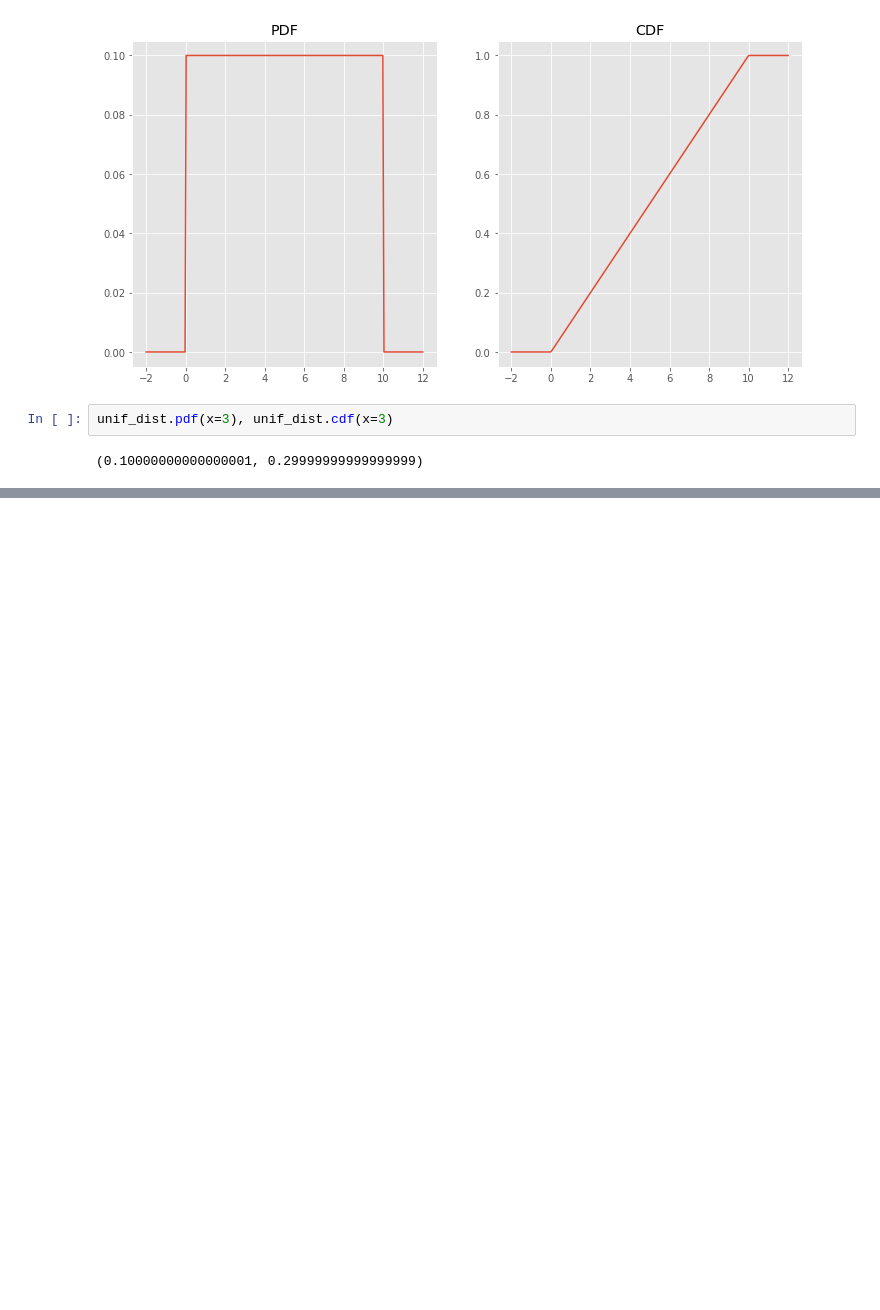
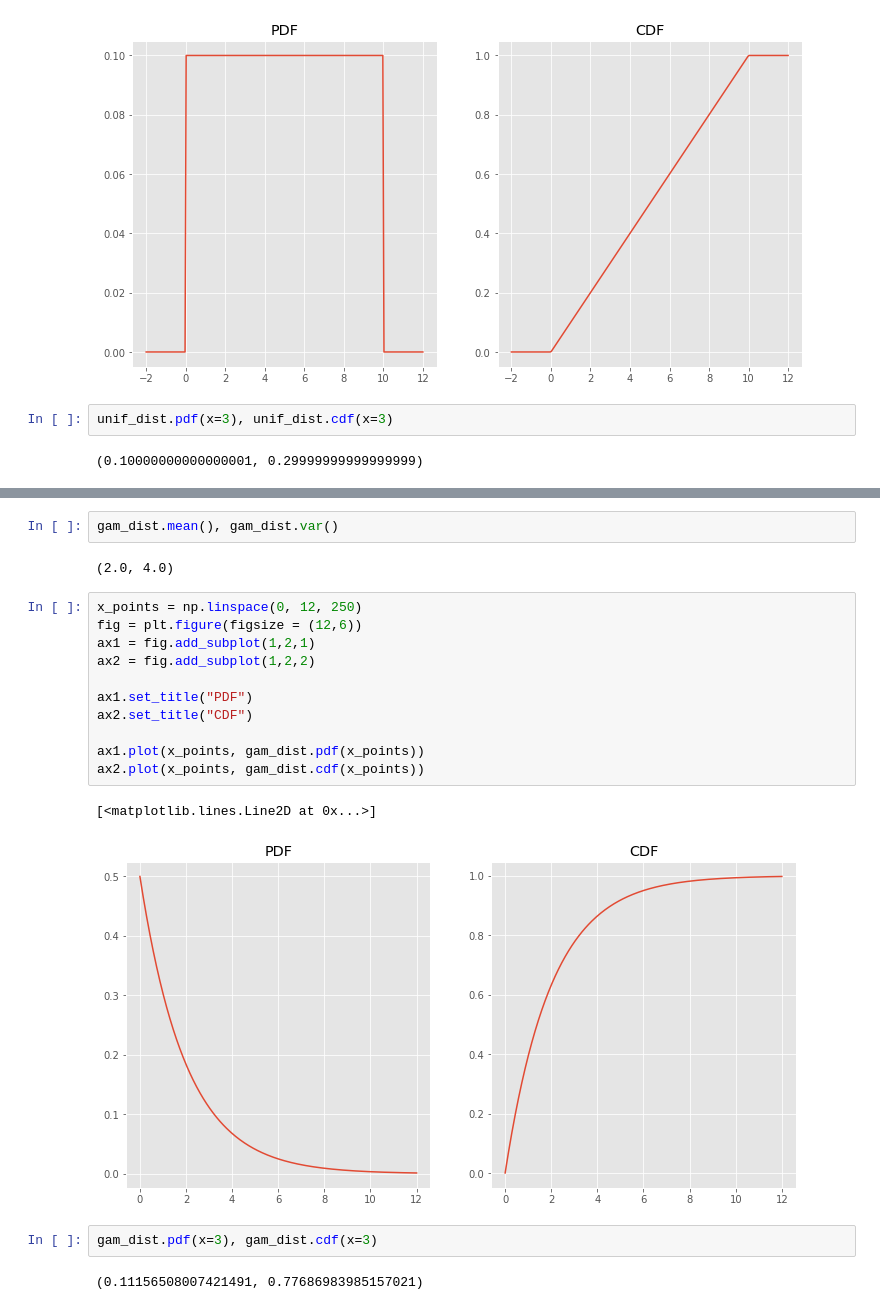
Before and after one commit to mnguyenngo/python-dist-matrix, a Jupyter notebook: Python-Distribution.ipynb, the cells around one changed output, grey strips where cells are left out. Drawn from its saved outputs; the diff is of its cells as text; blank space fills up the shorter version.

```diff
--- a/Python-Distribution.ipynb
+++ b/Python-Distribution.ipynb
@@ -158,0 +275,22 @@ unif_dist.pdf(x=3), unif_dist.cdf(x=3)
+# %%
+gam_dist.mean(), gam_dist.var()
+# %% [output]
+(2.0, 4.0)
+# %%
+x_points = np.linspace(0, 12, 250)
+fig = plt.figure(figsize = (12,6))
+ax1 = fig.add_subplot(1,2,1)
+ax2 = fig.add_subplot(1,2,2)
+
+ax1.set_title("PDF")
+ax2.set_title("CDF")
+
+ax1.plot(x_points, gam_dist.pdf(x_points))
+ax2.plot(x_points, gam_dist.cdf(x_points))
+# %% [output]
+[<matplotlib.lines.Line2D at 0x...>]
+[figure, added]
+# %%
+gam_dist.pdf(x=3), gam_dist.cdf(x=3)
+# %% [output]
+(0.11156508007421491, 0.77686983985157021)
```
Also changed, not shown: parts of 23 cells of this notebook, 1 other file.
